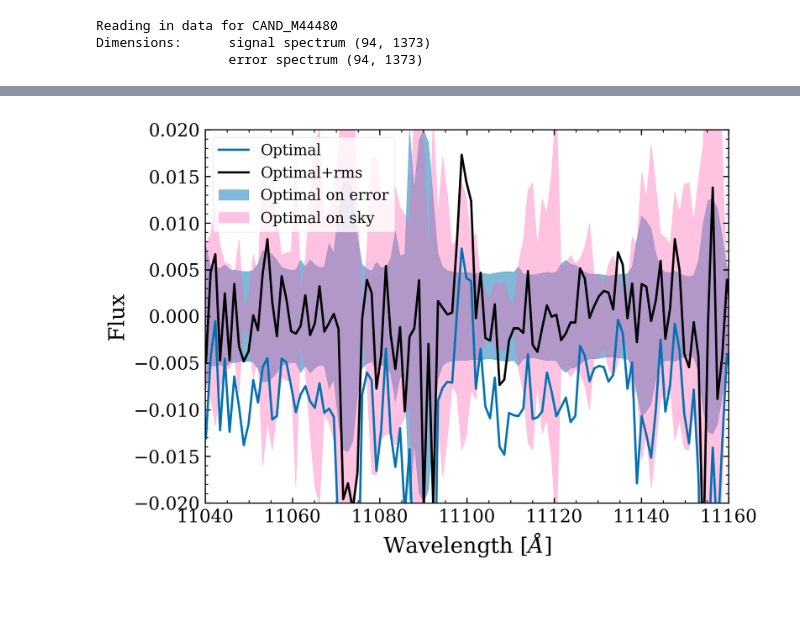
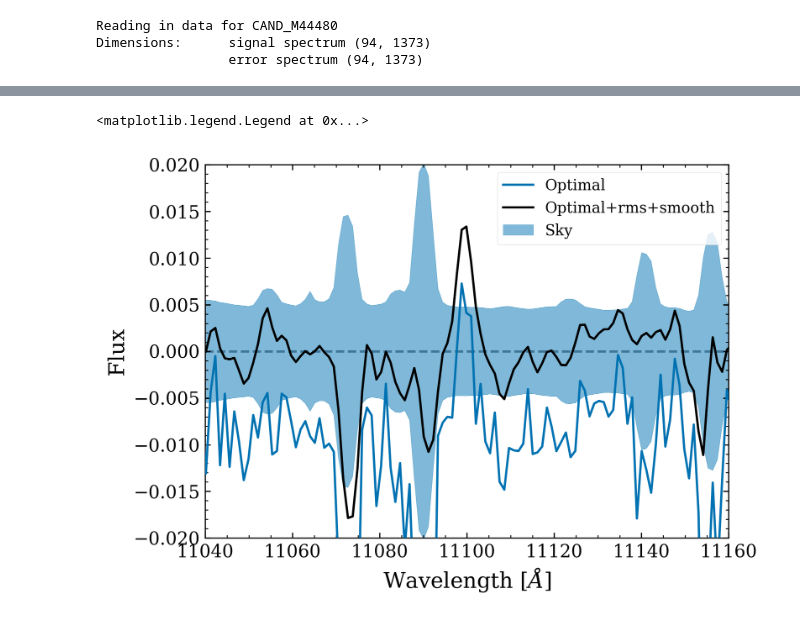
Before and after one commit to 0cooper/werls, a Jupyter notebook: olivia/sandbox.ipynb, the cells around one changed output, grey strips where cells are left out. Cells and saved outputs as stored; diff of their text form; code cells hidden in the pictures.

```diff
--- a/olivia/sandbox.ipynb
+++ b/olivia/sandbox.ipynb
@@ -199,21 +177,21 @@ array([0.00524341, 0.00590753, 0.00641911, ..., 0.        , 0.        ,
 # %%
 # plot optimal
 
-plt.plot(wav,opt,label='Optimal')
-plt.plot(wav,opt+bkgrms_value,'k',label='Optimal+rms')
+plt.plot(wav,opt,label='Optimal',zorder=20)
+plt.plot(wav,gaussian_filter1d(opt+bkgrms_value,sigma=1),'k',label='Optimal+rms+smooth')
 
-plt.fill_between(wav,opterr,-1*opterr,alpha=0.5,color='C0',label='Optimal on error')
-plt.fill_between(wav,err,-1*err,alpha=0.4,color='hotpink',label='Optimal on sky')
-
+plt.fill_between(wav,np.nanmedian(error,axis=0),-1*np.nanmedian(error,axis=0),alpha=0.5,color='C0',label='Sky')
+plt.axhline(0,color='gray',zorder=0,ls='--')
 plt.xlim(11040,11160) ### change me!
 plt.ylim(-0.02,0.02) ### change me!
 plt.xlabel(r'Wavelength $[\AA]$')
 plt.ylabel(r'Flux')
 plt.grid(False)
 plt.legend()
-plt.savefig('cand_m44480_rms_test.png')
+#plt.savefig('cand_m44480_rms_test.png')
 # %% [output]
+<matplotlib.legend.Legend at 0x...>
-[figure, old version]
+[figure, new version]
 # %%
 np.median(opt),np.median(opt+bkgrms_value)
 # %% [output]
```
Also changed, not shown: parts of 20 cells of this notebook.
